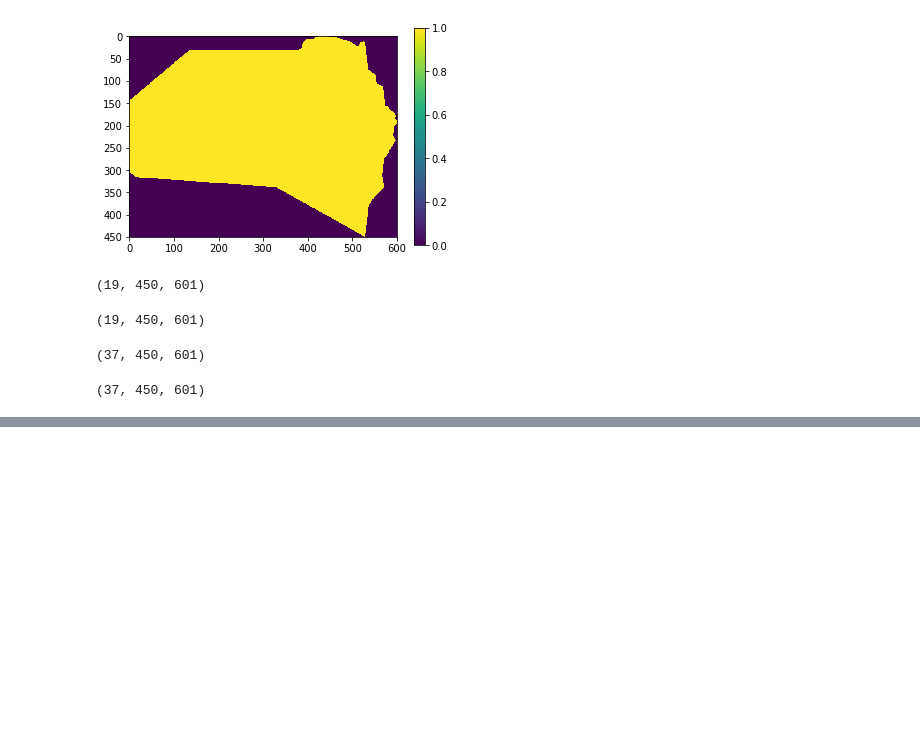
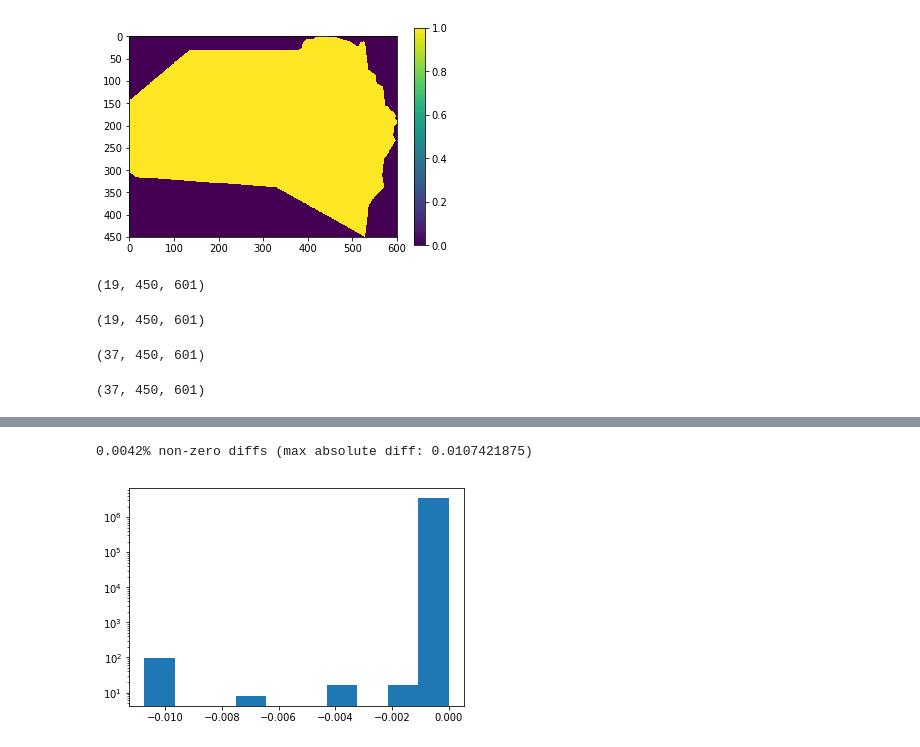
Before and after one commit to tomvansteijn/mf6brabant, a Jupyter notebook: notebooks/NPF.ipynb, the cells around one changed output, grey strips where cells are left out. Cells and saved outputs as stored; diff of their text form; code cells hidden in the pictures; blank space fills up the shorter version.

```diff
--- a/notebooks/NPF.ipynb
+++ b/notebooks/NPF.ipynb
@@ -177,0 +219,13 @@ dis.write_file(check=False)
+# %%
+# show horizontal k
+kv_values_npf = np.ma.masked_where(idomain[1::2, :, :] < 1, npf.k33.get_data()[1::2, :, :])
+kv_values_tri = np.ma.masked_where(idomain[1::2, :, :] < 1, read_3d_array([data_dir / f'kdc/py/PY{l+1}.tif' for l in range(nlay-1)]))
+kv_values_diff = np.ma.masked_where(idomain[1::2, :, :] < 1, (kv_values_npf - kv_values_tri))
+# %%
+print(f'{np.sum(kv_values_diff != 0) / kv_values_diff.count() * 100:.4f}% non-zero diffs (max absolute diff: {np.abs(kv_values_diff).max()})')
+# %% [output]
+0.0042% non-zero diffs (max absolute diff: 0.0107421875)
+# %%
+plt.hist(kv_values_diff.flatten(), log=True);
+# %% [output]
+[figure, added]
```
Also changed, not shown: parts of 12 cells of this notebook.
